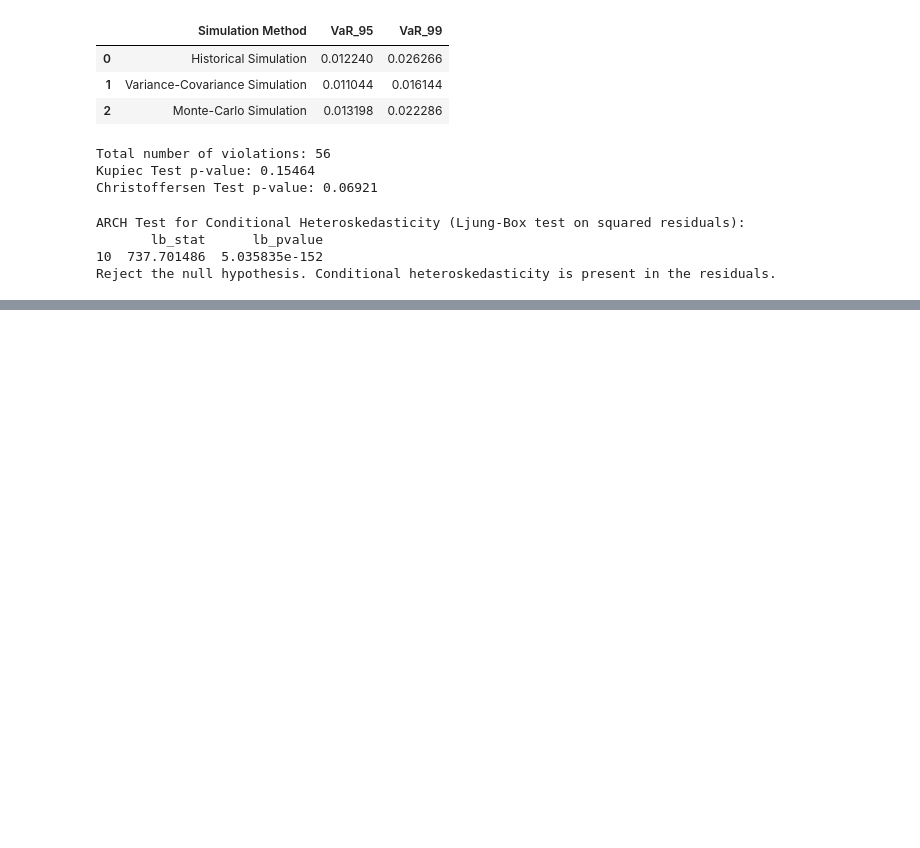
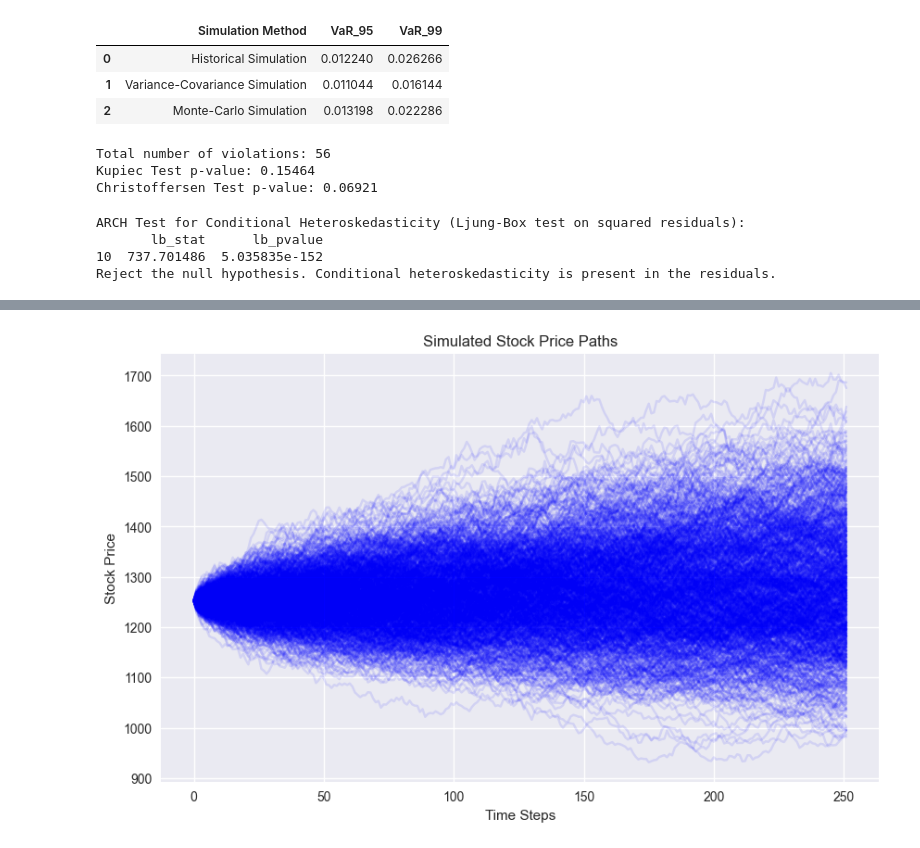
Before and after one commit to khushbhuta/FRAM_Assignment, a Jupyter notebook: FRAM_Assignment.ipynb, the cells around one changed output, grey strips where cells are left out. Cells and saved outputs as stored; diff of their text form; code cells hidden in the pictures; blank space fills up the shorter version.

```diff
--- a/FRAM_Assignment.ipynb
+++ b/FRAM_Assignment.ipynb
@@ -697,0 +895,26 @@ Reject the null hypothesis. Conditional heteroskedasticity is present in the res
+# %%
+def simulate_gbm(S0, mu, sigma, T, N):
+    dt = T / N  # Time step
+    prices = [S0]  # List to store the stock prices, starting with the initial price
+    for i in range(1, N):
+        Z = random.gauss(0, 1)  # Generate a random number from a standard normal distribution
+        price = prices[i-1] * math.exp((mu - 0.5 * sigma**2) * dt + sigma * math.sqrt(dt) * Z)
+        prices.append(price)
+    return prices
+
+# Function to simulate multiple paths
+def simulate_multiple_paths(S0, mu, sigma, T, N, M):
+    all_prices = []  # List to store multiple simulated paths
+    for i in range(M):
+        all_prices.append(simulate_gbm(S0, mu, sigma, T, N))  # Simulate each path
+    return all_prices
+
+# Function to visualize the simulated stock price paths
+def plot_simulation_paths(all_prices):
+    plt.figure(figsize=(10, 6))
+    for path in all_prices:
+        plt.plot(path, color='blue', alpha=0.1)  # Simulate multiple paths
+    plt.title('Simulated Stock Price Paths')
+    plt.xlabel('Time Steps')
+    plt.ylabel('Stock Price')
+    plt.show()
@@ -697,0 +964,13 @@ Reject the null hypothesis. Conditional heteroskedasticity is present in the res
+# %%
+stock_data = yf.download('RELIANCE.NS', start=start_date, end=end_date, auto_adjust=False)["Adj Close"]
+S0 = 1252.6 # 1/04.2025 Stock Price
+returns = np.log(stock_data / stock_data.shift(1)).dropna()
+mu = returns.mean()*252
+print(mu)
+sigma = returns.std()*np.sqrt(252)
+print(sigma)
+T = 25/252  # 1 year
+N = 252  # Daily steps in a year
+M = 1000  # Number of paths to simulate
+K = [S0*0.9,S0,S0*1.1]  # Strike price
+r= 0.06 #Risk-Free interest rate
@@ -697,0 +985,5 @@ Reject the null hypothesis. Conditional heteroskedasticity is present in the res
+# %%
+simulated_paths = simulate_multiple_paths(S0, mu, sigma, T, N, M)
+plot_simulation_paths(simulated_paths)
+# %% [output]
+[figure, added]
```
Also changed, not shown: parts of 7 cells of this notebook.
